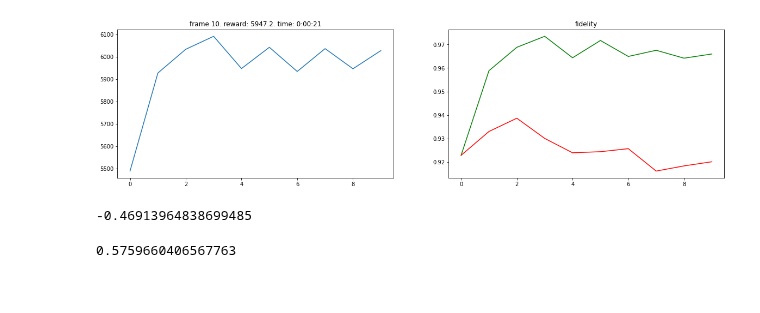
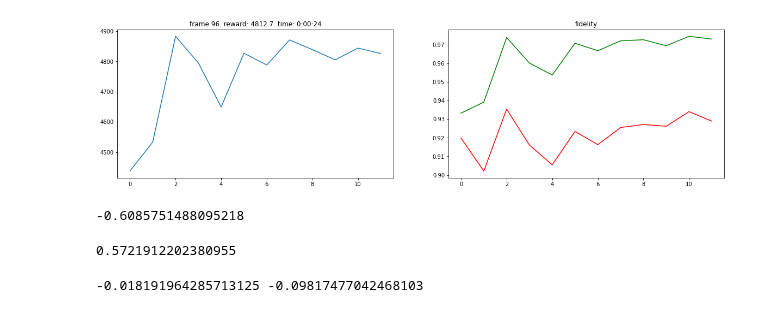
Before and after one commit to farice/SpectatorQubits, a Jupyter notebook: MAB-continuous.ipynb, the cells around one changed output. Cells and saved outputs as stored; diff of their text form; code cells hidden in the pictures.

Commit message:
add contextual bias updates

```diff
--- a/MAB-continuous.ipynb
+++ b/MAB-continuous.ipynb
@@ -86,7 +83,9 @@ class MD:
 
         self.action_contextual_bias = 0
 
+        # step size
         self.eta = eta
+        # smoothing
         self.delta = delta
 
     def get_actions(self, observations):
@@ -122,13 +121,8 @@ class MD:
         for context in self.contexts:
             context.update_gamma(gamma)
 
-    def _update_action_distribution_width(self, width):
-        self.action_distribution_width = width
-        for context in self.contexts:
-            context.reset()
-
-    def _update_contextual_bias(self, bias):
-        self.update_contextual_bias = bias
+    def update_contextual_bias(self):
+        self.action_contextual_bias = np.mean([self.contexts[0].current_theta, self.contexts[1].current_theta])
         for context in self.contexts:
             context.reset()
 
@@ -142,12 +136,15 @@ class MD:
         self.control_fidelity.append(fidelity)
 # %%
 M = 100
-BATCH_SIZE = 100
+BATCH_SIZE = 10
+BATCHES_PER_CONTEXT_UPDATE = 10
 
+MU = np.pi / 32
+SIGMA = np.pi / 4
 
 # add some random harmonics
 # time_dependent_fn = np.vectorize(lambda x: (2/5) * np.pi * np.sin(2 * np.pi * x / M))
-error_samples = np.random.normal(0, np.pi / 4, M) # + time_dependent_fn(np.arange(M))
+error_samples = np.random.normal(MU, SIGMA, M) # + time_dependent_fn(np.arange(M))
 # error_samples = np.random.choice([-np.pi/4, np.pi / 4], M)
 # %%
 from spectator_env import SpectatorEnvContinuous
@@ -159,7 +156,7 @@ env = SpectatorEnvContinuous(error_samples, batch_size=BATCH_SIZE, num_context_s
 # %%
 start = timer()
 
-md = MD(env, initial_gamma=1.0)
+md = MD(env, initial_gamma=1.0, eta=np.pi/128, delta=np.pi/64)
 
 episode_reward = 0
 episode_fidelity = []
@@ -173,44 +170,51 @@ MAX_FRAMES = 10 * M // BATCH_SIZE
 observation = env.reset()
 for frame_idx in range(1, MAX_FRAMES + 1):
     # epsilon = config.epsilon_by_frame(frame_idx)
+
+    if frame_idx % BATCHES_PER_CONTEXT_UPDATE == 0:
+        md.update_contextual_bias()
 
     actions = md.get_actions(observation)
     prev_observation=observation
     observation, reward, done, info = env.step(actions)
     observation = None if done else observation
 
     # generally, in RL we would consider r(s | s', a)
     # given a state transition s' -> s due to action a
     # for now, we are only interested in r(s', a)
     md.update(actions, reward, prev_observation)
     episode_reward += np.sum(reward)
 
     for x, y in info:
         episode_fidelity.append(x)
         control_fidelity.append(y)
     if done:
-        new_error_samples = np.random.normal(0, np.pi / 4, M)
+        new_error_samples = np.random.normal(MU, SIGMA, M)
         env.set_error_samples(new_error_samples)
         observation = env.reset()
         md.save_reward(episode_reward)
         md.save_fidelity(np.mean(episode_fidelity))
         md.save_control_fidelity(np.mean(control_fidelity))
         episode_reward = 0
         episode_fidelity = []
         control_fidelity = []
 
         # plot grouped by episode
         plot(frame_idx, md.rewards, md.fidelity, md.control_fidelity,
     timedelta(seconds=int(timer()-start)))
 
 env.close()
 # %% [output]
-[figure, old version]
+[figure, new version]
 # %%
 print(md.contexts[0].get_optimal_theta())
 # %% [output]
--0.46913964838699485
+-0.6085751488095218
 # %%
 print(md.contexts[1].get_optimal_theta())
 # %% [output]
-0.5759660406567763
+0.5721912202380955
+# %%
+print(md.action_contextual_bias, -np.pi / 32)
+# %% [output]
+-0.018191964285713125 -0.09817477042468103
```
Also changed, not shown: parts of 1 cell of this notebook.
